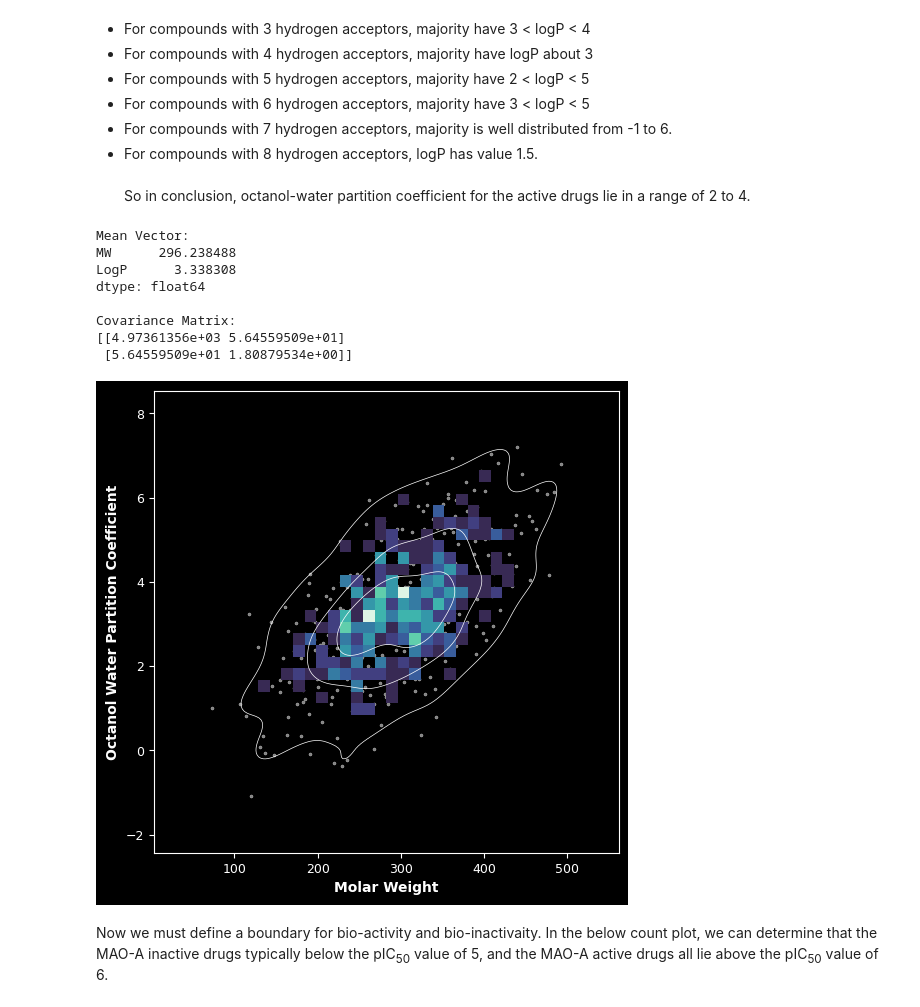
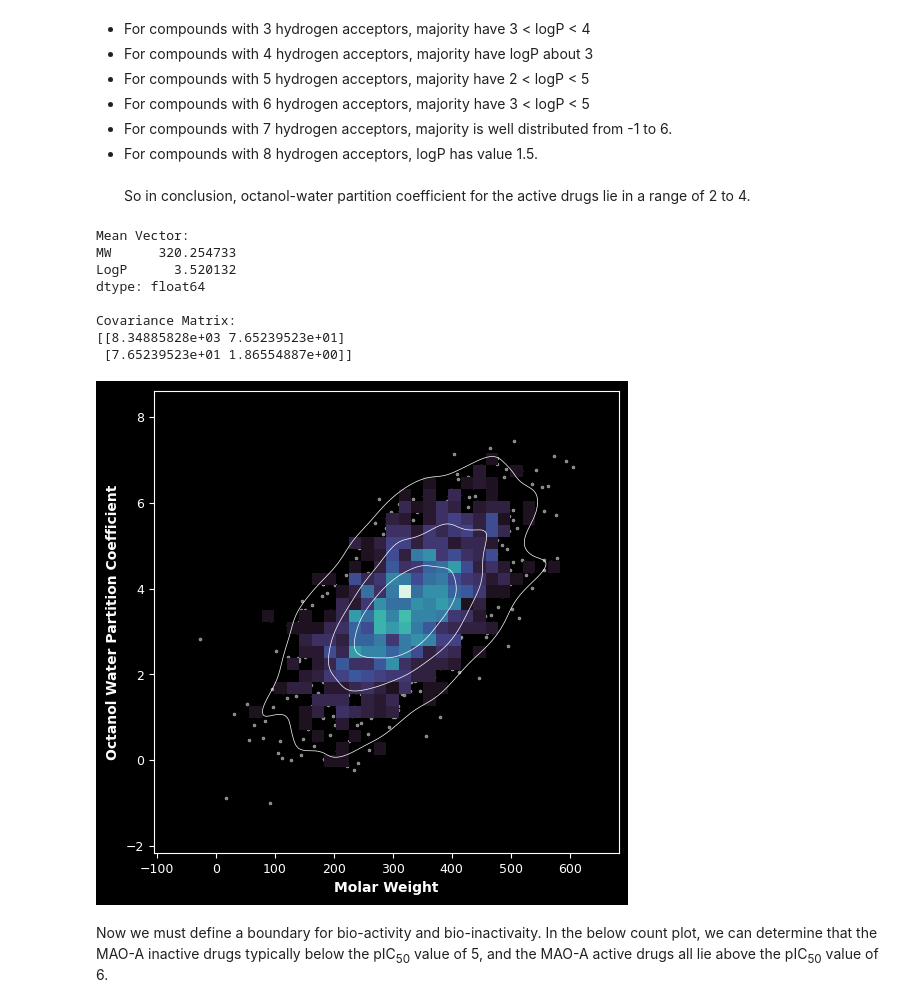
Before and after one commit to Diacod-I/BourneToKill, a Jupyter notebook: BioInfo.ipynb, the cells around one changed output. Cells and saved outputs as stored; diff of their text form; code cells hidden in the pictures.

```diff
--- a/BioInfo.ipynb
+++ b/BioInfo.ipynb
@@ -373,7 +371,7 @@ smoldf.to_csv('neededdataMAO-A.csv',index=False)
 # %% [markdown]
 ## Exploratory Data Analysis
 # %%
-df = pd.read_csv('neededdataMAO-A.csv')
+df = pd.read_csv('neededdataMAO-A(changed).csv')
 # %%
 df.head()
 # %% [output]
@@ -833,28 +851,28 @@ From the above Violin plot, the following insights for bioactive compounds can b
 # %%
 f, ax = plt.subplots(figsize=(6, 6))
 mean=binary[['MW','LogP']].mean()
 covs = np.cov(binary[['MW','LogP']].T)
 print(f"Mean Vector:\n{mean}\n")
 print(f"Covariance Matrix:\n{covs}\n")
 rng = np.random.RandomState(0)
-x, y = rng.multivariate_normal(mean, covs, 680).T
+x, y = rng.multivariate_normal(mean, covs, len(binary)).T
 
 sns.scatterplot(data=binary,x=x, y=y, s=5, color=".5")
 sns.histplot(data=binary,x=x, y=y, bins=30, pthresh=.05, cmap="mako")
 sns.kdeplot(data=binary,x=x, y=y, levels=4, color="w", linewidths=0.5)
 plt.xlabel('Molar Weight',fontsize=10,fontweight='bold'),plt.ylabel('Octanol Water Partition Coefficient',fontsize=10,fontweight='bold')
 plt.tick_params(labelsize=9)
 plt.show()
 # %% [output]
 Mean Vector:
-MW      296.238488
-LogP      3.338308
+MW      320.254733
+LogP      3.520132
 dtype: float64
 
 Covariance Matrix:
-[[4.97361356e+03 5.64559509e+01]
- [5.64559509e+01 1.80879534e+00]]
+[[8.34885828e+03 7.65239523e+01]
+ [7.65239523e+01 1.86554887e+00]]
-[figure, old version]
+[figure, new version]
 # %% [markdown]
 Now we must define a boundary for bio-activity and bio-inactivaity. In the below count plot, we can determine that the MAO-A inactive drugs typically below the pIC<sub>50</sub> value of 5, and the MAO-A active drugs all lie above the pIC<sub>50</sub> value of 6.
 # %%
```
Also changed, not shown: parts of 35 cells of this notebook.
